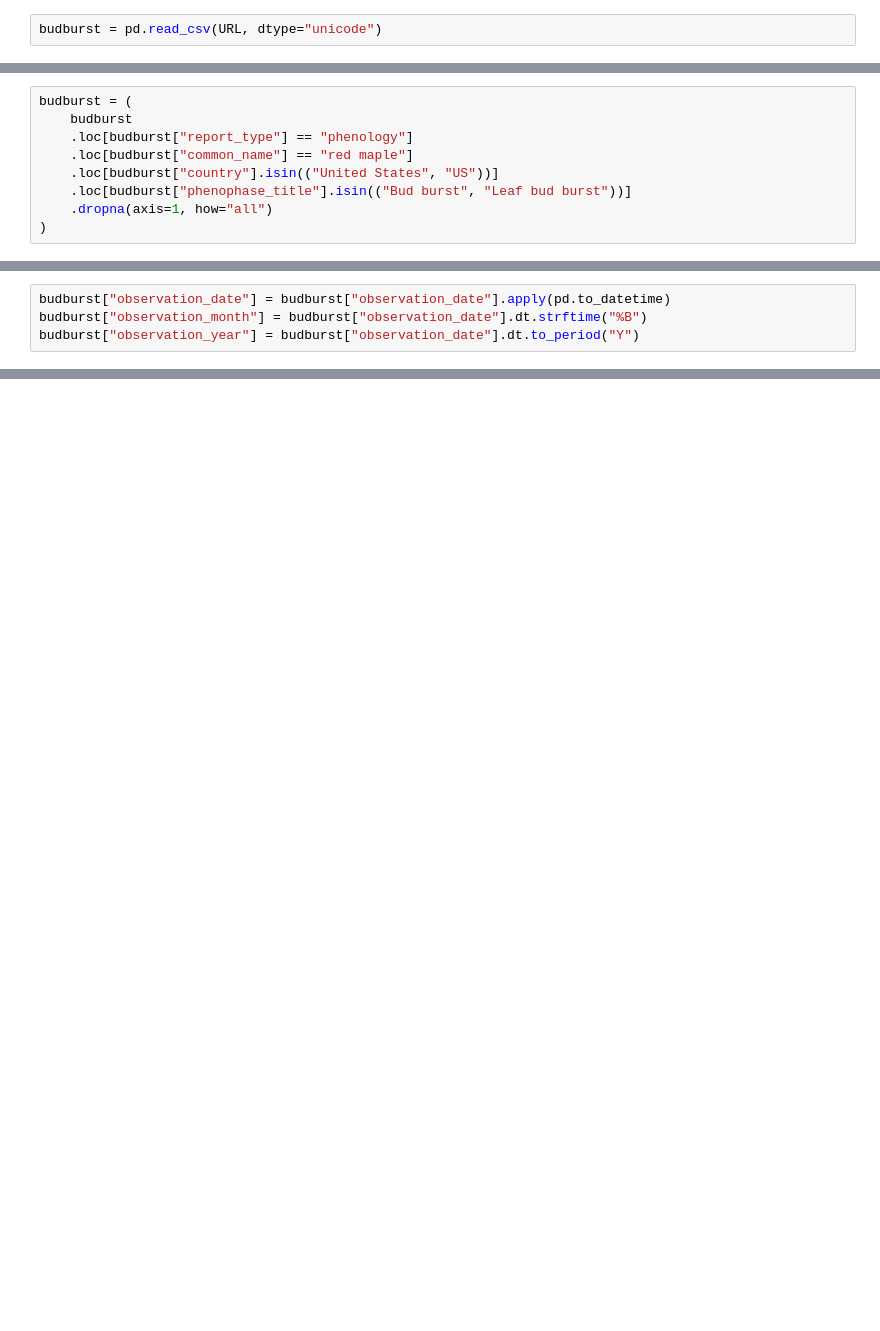
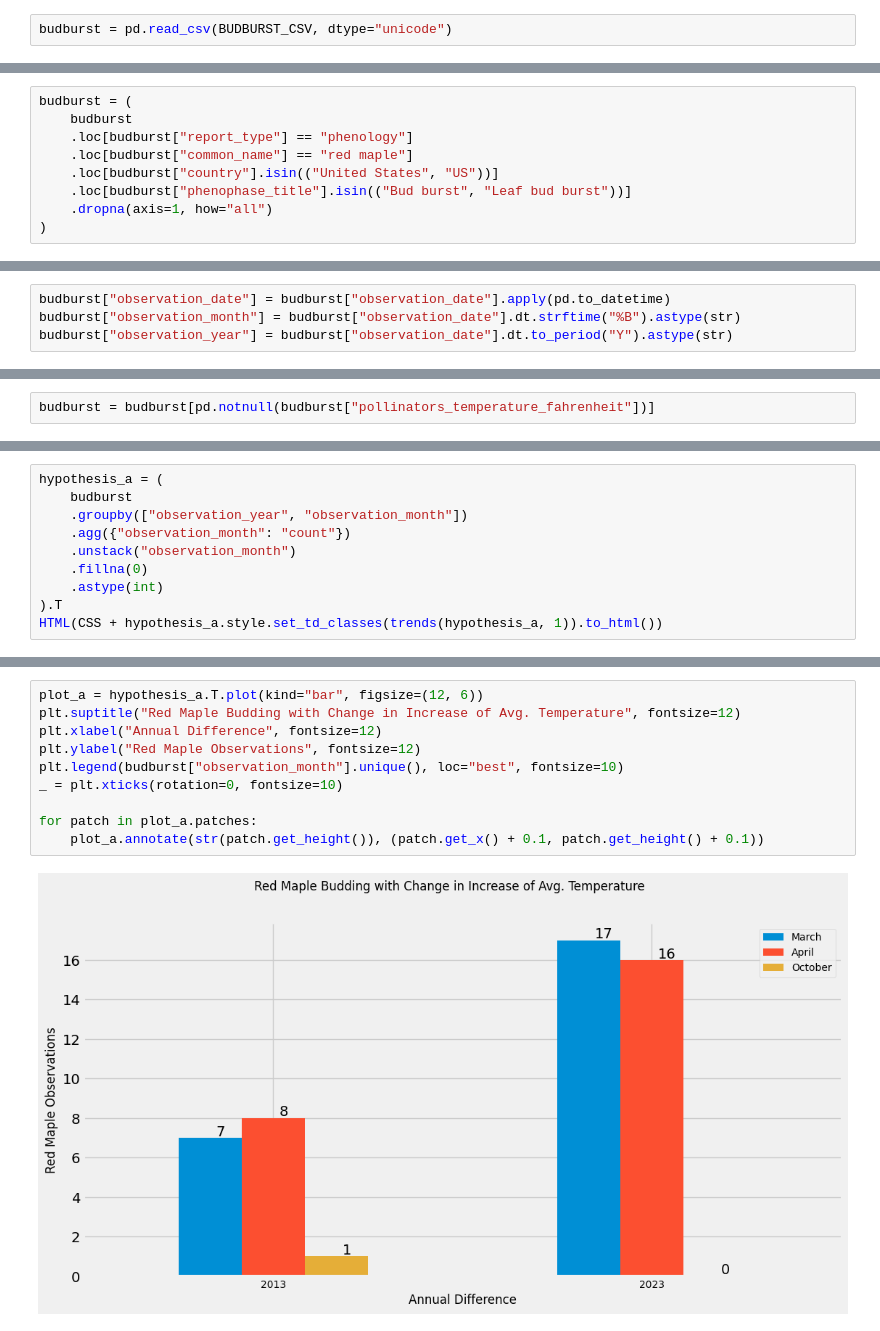
Before and after one commit to CSIS-NLU/Open-Science-101, a Jupyter notebook: Group-Projects/Climate change impact on phenology using Budburst/nasa_tops_group_project.ipynb, the cells around one changed output, grey strips where cells are left out. Cells and saved outputs as stored; diff of their text form; blank space fills up the shorter version.

```diff
--- a/Group-Projects/Climate change impact on phenology using Budburst/nasa_tops_group_project.ipynb
+++ b/Group-Projects/Climate change impact on phenology using Budburst/nasa_tops_group_project.ipynb
@@ -23,2 +133,2 @@ URL: str = "https://raw.githubusercontent.com/CSIS-NLU/Open-Science-101/main/Gro
 # %%
-budburst = pd.read_csv(URL, dtype="unicode")
+budburst = pd.read_csv(BUDBURST_CSV, dtype="unicode")
@@ -34,4 +158,4 @@ budburst = (
 # %%
 budburst["observation_date"] = budburst["observation_date"].apply(pd.to_datetime)
-budburst["observation_month"] = budburst["observation_date"].dt.strftime("%B")
-budburst["observation_year"] = budburst["observation_date"].dt.to_period("Y")
+budburst["observation_month"] = budburst["observation_date"].dt.strftime("%B").astype(str)
+budburst["observation_year"] = budburst["observation_date"].dt.to_period("Y").astype(str)
@@ -65,0 +162,2 @@ output
+# %%
+budburst = budburst[pd.notnull(budburst["pollinators_temperature_fahrenheit"])]
@@ -65,0 +170,10 @@ output
+# %%
+hypothesis_a = (
+    budburst
+    .groupby(["observation_year", "observation_month"])
+    .agg({"observation_month": "count"})
+    .unstack("observation_month")
+    .fillna(0)
+    .astype(int)
+).T
+HTML(CSS + hypothesis_a.style.set_td_classes(trends(hypothesis_a, 1)).to_html())
@@ -65,0 +186,12 @@ output
+# %%
+plot_a = hypothesis_a.T.plot(kind="bar", figsize=(12, 6))
+plt.suptitle("Red Maple Budding with Change in Increase of Avg. Temperature", fontsize=12)
+plt.xlabel("Annual Difference", fontsize=12)
+plt.ylabel("Red Maple Observations", fontsize=12)
+plt.legend(budburst["observation_month"].unique(), loc="best", fontsize=10)
+_ = plt.xticks(rotation=0, fontsize=10)
+
+for patch in plot_a.patches:
+    plot_a.annotate(str(patch.get_height()), (patch.get_x() + 0.1, patch.get_height() + 0.1))
+# %% [output]
+[figure, added]
```
Also changed, not shown: parts of 19 cells of this notebook, 1 other file.
